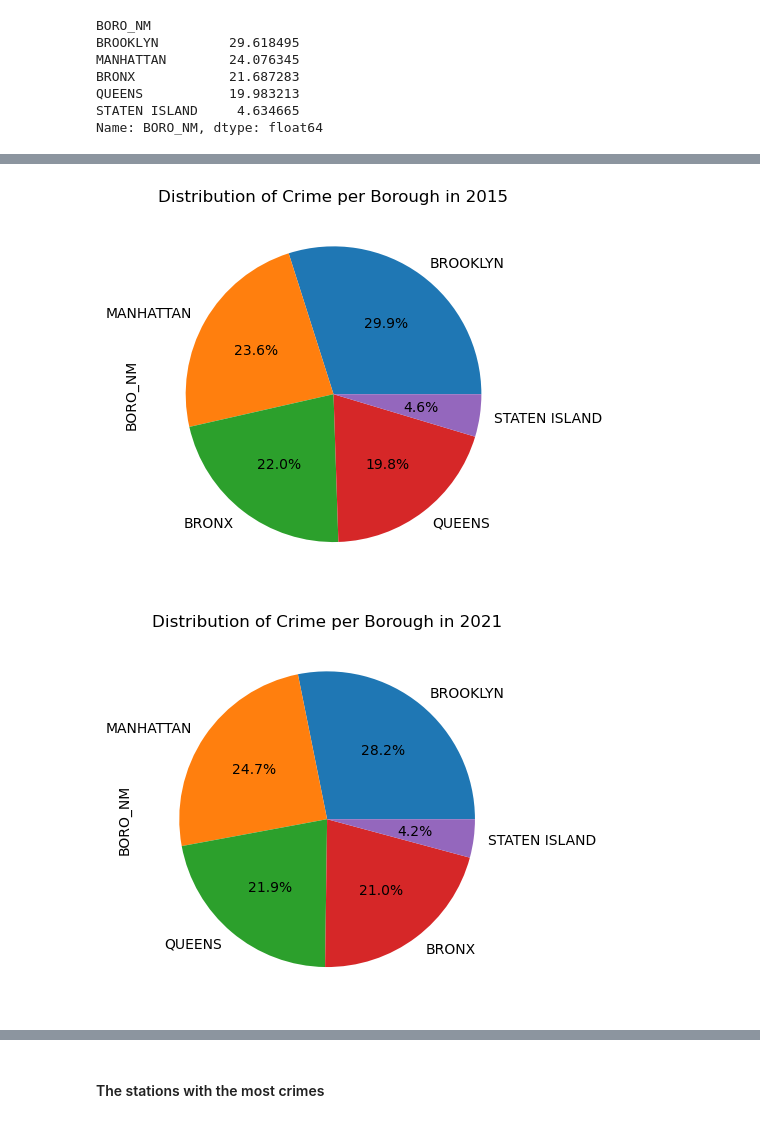
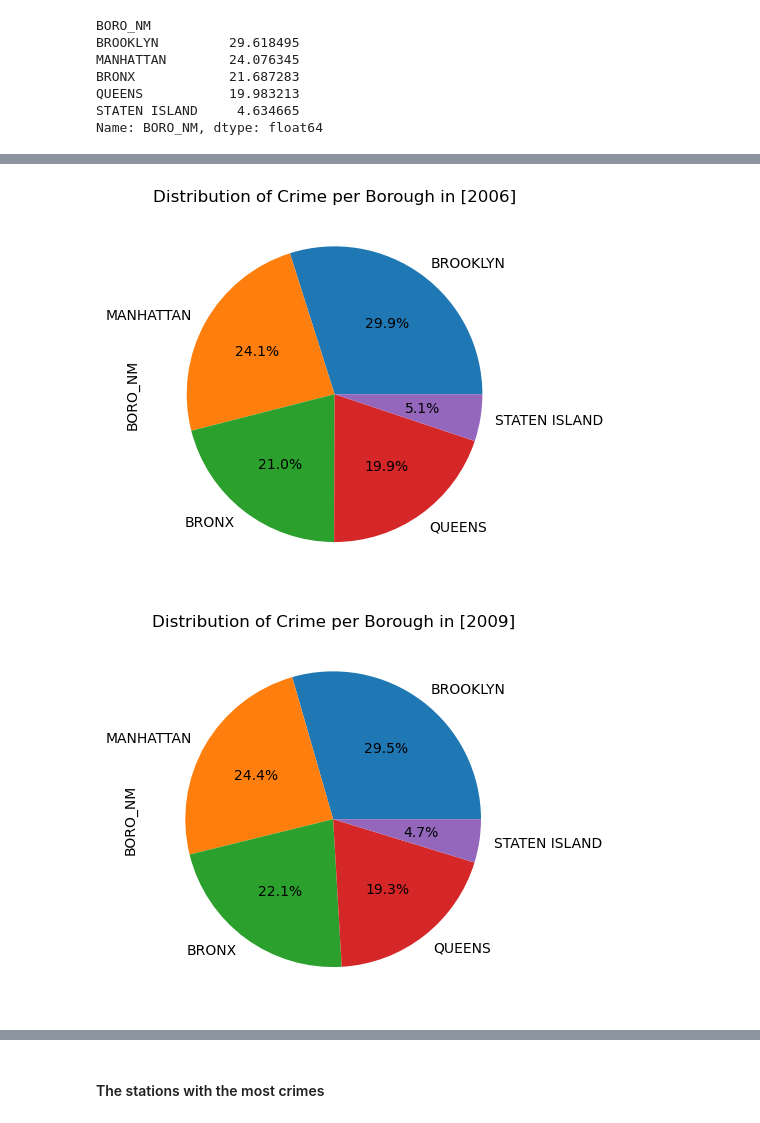
Before and after one commit to burn-Z/NYPD-Reported-Crime---Data-Visualization-Project, a Jupyter notebook: notebooks/placeholder.ipynb, the cells around one changed output, grey strips where cells are left out. Drawn from its saved outputs; the diff is of its cells as text; code cells hidden in the pictures.

Commit message:
pie chart fix

```diff
--- a/notebooks/placeholder.ipynb
+++ b/notebooks/placeholder.ipynb
@@ -184,6 +184,3 @@ BRONX            21.687283
 QUEENS           19.983213
 STATEN ISLAND     4.634665
 Name: BORO_NM, dtype: float64
-# %%
-selection = q2_df[q2_df['CMPLNT_FR_YR'] == 2010]
-selection['BORO_NM'].value_counts()
@@ -197,3 +186,0 @@ Name: BORO_NM, dtype: int64
-# %%
-selection = q2_df[q2_df['CMPLNT_FR_YR'] == 2006]
-selection['BORO_NM'].value_counts()
@@ -207,3 +186,0 @@ Name: BORO_NM, dtype: int64
-# %%
-selection = q2_df[q2_df['CMPLNT_FR_YR'] == 2021]
-selection['BORO_NM'].value_counts()
@@ -217,5 +187,9 @@ Name: BORO_NM, dtype: int64
 # %%
 def show_neigh_crime_pie(t_df, year):
-    selection = t_df[t_df['CMPLNT_FR_YR'] == year]
+    plt.figure()
+
+    selection = t_df[t_df['CMPLNT_FR_YR'].isin(year)]
     ax = selection['BORO_NM'].value_counts().plot(kind= 'pie', autopct = "%1.1f%%")
     ax.set_title(f'Distribution of Crime per Borough in {year}')
+
+    plt.show()
@@ -226,8 +196,6 @@ show_neigh_crime_pie(q2_df, 2010)
-# %%
-show_neigh_crime_pie(q2_df, 2015)
-# %% [output]
-[figure, removed]
-# %%
-show_neigh_crime_pie(q2_df, 2021)
-# %% [output]
-[figure, removed]
+# %%
+for y in range(2006,2022, 3):
+    show_neigh_crime_pie(q2_df, [y])
+# %% [output]
+[figure, added]
+[figure, added]
```
Also changed, not shown: parts of 5 cells of this notebook.
